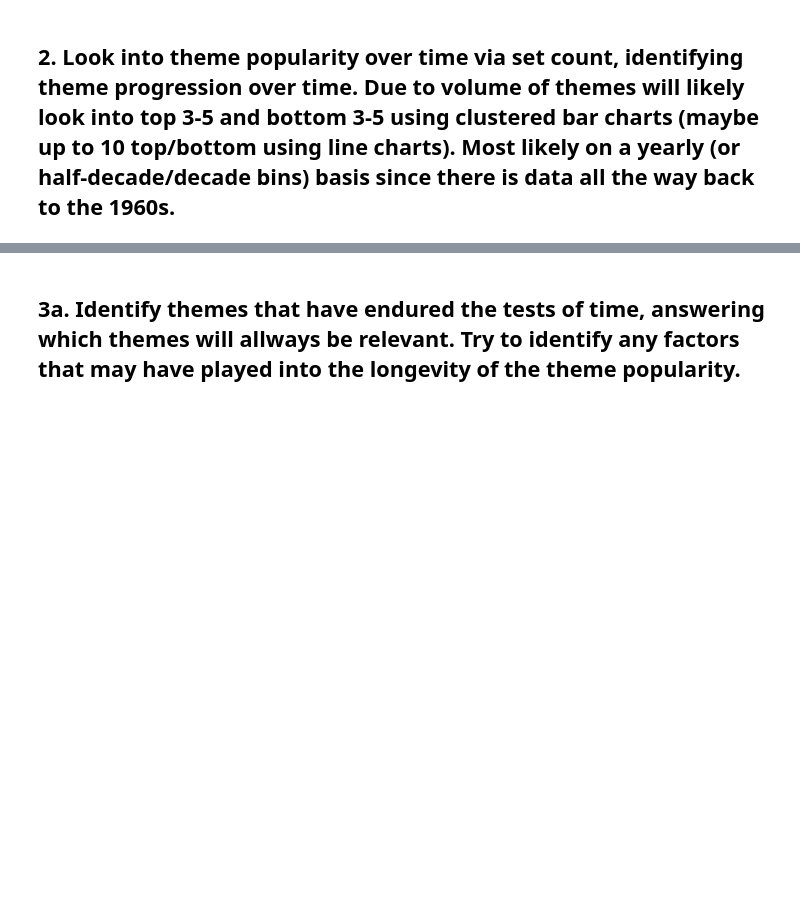
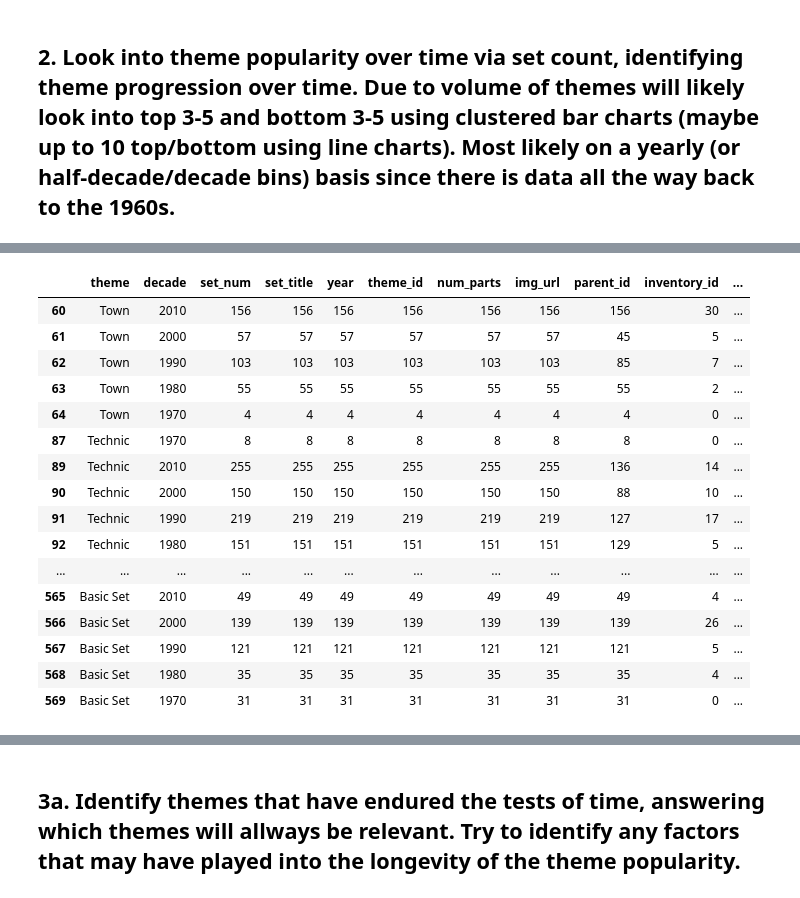
Before and after one commit to david423br/david-ruiz-capstone-ddr14, a Jupyter notebook: notebook/Lego_Capstone.ipynb, the cells around one changed output, grey strips where cells are left out. Saved outputs shown, nothing was run; the diff lists cells and outputs as text; code cells hidden in the pictures; blank space fills up the shorter version.

```diff
--- a/notebook/Lego_Capstone.ipynb
+++ b/notebook/Lego_Capstone.ipynb
@@ -205,0 +244,20 @@ story_1_df
+# %%
+decade_df
+# %% [output]
+|  | theme | decade | set_num | set_title | year | theme_id | num_parts | img_url | parent_id | inventory_id | ... |
+| 60 | Town | 2010 | 156 | 156 | 156 | 156 | 156 | 156 | 156 | 30 | ... |
+| 61 | Town | 2000 | 57 | 57 | 57 | 57 | 57 | 57 | 45 | 5 | ... |
+| 62 | Town | 1990 | 103 | 103 | 103 | 103 | 103 | 103 | 85 | 7 | ... |
+| 63 | Town | 1980 | 55 | 55 | 55 | 55 | 55 | 55 | 55 | 2 | ... |
+| 64 | Town | 1970 | 4 | 4 | 4 | 4 | 4 | 4 | 4 | 0 | ... |
+| 87 | Technic | 1970 | 8 | 8 | 8 | 8 | 8 | 8 | 8 | 0 | ... |
+| 89 | Technic | 2010 | 255 | 255 | 255 | 255 | 255 | 255 | 136 | 14 | ... |
+| 90 | Technic | 2000 | 150 | 150 | 150 | 150 | 150 | 150 | 88 | 10 | ... |
+| 91 | Technic | 1990 | 219 | 219 | 219 | 219 | 219 | 219 | 127 | 17 | ... |
+| 92 | Technic | 1980 | 151 | 151 | 151 | 151 | 151 | 151 | 129 | 5 | ... |
+| ... | ... | ... | ... | ... | ... | ... | ... | ... | ... | ... | ... |
+| 565 | Basic Set | 2010 | 49 | 49 | 49 | 49 | 49 | 49 | 49 | 4 | ... |
+| 566 | Basic Set | 2000 | 139 | 139 | 139 | 139 | 139 | 139 | 139 | 26 | ... |
+| 567 | Basic Set | 1990 | 121 | 121 | 121 | 121 | 121 | 121 | 121 | 5 | ... |
+| 568 | Basic Set | 1980 | 35 | 35 | 35 | 35 | 35 | 35 | 35 | 4 | ... |
+| 569 | Basic Set | 1970 | 31 | 31 | 31 | 31 | 31 | 31 | 31 | 0 | ... |
```
Also changed, not shown: parts of 8 cells of this notebook, 1 other file.
